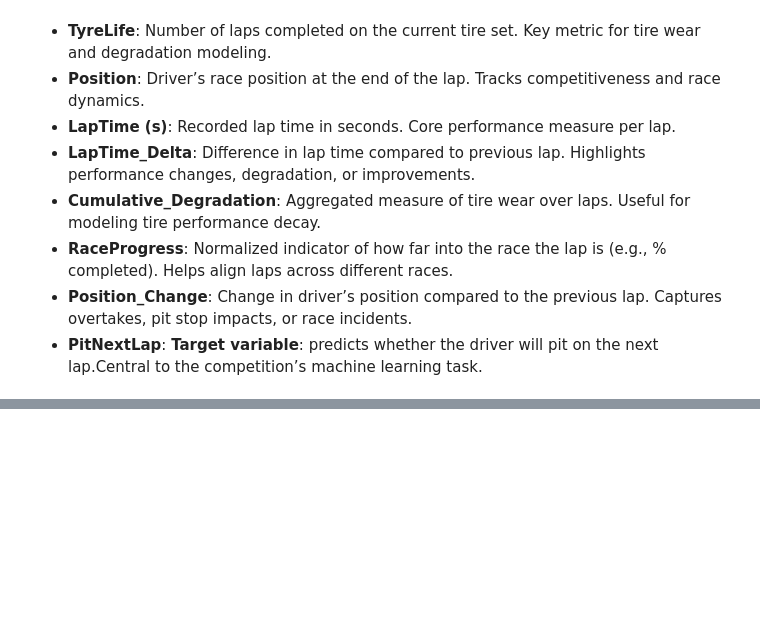
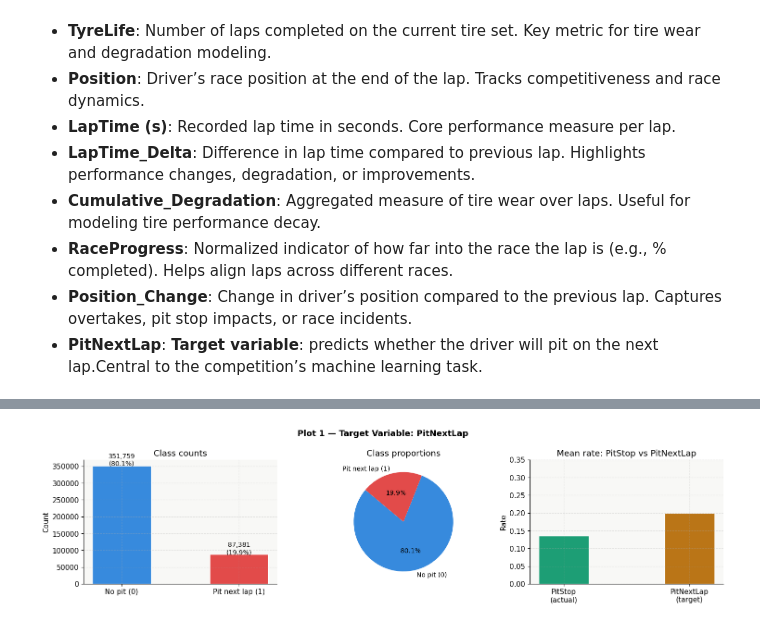
Before and after one commit to Prashant-Kumar-Codes/Machine-Learning-With-Scikit-Learn, a Jupyter notebook: Projects/Codes/5_F1_Pit_Stops/F1_Pit_Stops.ipynb, the cells around one changed output, grey strips where cells are left out. Drawn from its saved outputs; the diff is of its cells as text; code cells hidden in the pictures; blank space fills up the shorter version.

Commit message:
generated visualization with ai for fast working and now extracting insights.

```diff
--- a/Projects/Codes/5_F1_Pit_Stops/F1_Pit_Stops.ipynb
+++ b/Projects/Codes/5_F1_Pit_Stops/F1_Pit_Stops.ipynb
@@ -61,9 +67,9 @@ import seaborn as sns
 # %%
 # READING THE DATASETS
 
-train_df_synth = pd.read_csv(r'D:\Codes\Artificial_Intelligence\Machine_Learning\Machine-Learning-With-Scikit-Learn\Projects\Datasets\predicting-f1-pit-stops\Syntetic Dataset\train.csv')
+train_df = pd.read_csv(r'D:\Codes\Artificial_Intelligence\Machine_Learning\Machine-Learning-With-Scikit-Learn\Projects\Datasets\predicting-f1-pit-stops\Syntetic Dataset\train.csv')
 
 test_df = pd.read_csv(r'D:\Codes\Artificial_Intelligence\Machine_Learning\Machine-Learning-With-Scikit-Learn\Projects\Datasets\predicting-f1-pit-stops\Syntetic Dataset\test.csv')
 
-train_df_orig = pd.read_csv(r'D:\Codes\Artificial_Intelligence\Machine_Learning\Machine-Learning-With-Scikit-Learn\Projects\Datasets\predicting-f1-pit-stops\Original Dataset\f1_strategy_dataset_v4.csv')
+#train_df_orig = pd.read_csv(r'D:\Codes\Artificial_Intelligence\Machine_Learning\Machine-Learning-With-Scikit-Learn\Projects\Datasets\predicting-f1-pit-stops\Original Dataset\f1_strategy_dataset_v4.csv')
 # %%
@@ -155,0 +346,55 @@ TARGET = 'PitNextLap'
+# %%
+# ╔══════════════════════════════════════════════════════════════╗
+# ║  PLOT 1 — Target distribution (PitNextLap)                  ║
+# ╚══════════════════════════════════════════════════════════════╝
+"""
+WHY:
+  PitNextLap is binary. You need to know the exact imbalance
+  ratio before choosing a model strategy. With ~20% positive,
+  a naive model that always predicts 0 gets 80% accuracy —
+  which is completely useless. This plot makes that visible.
+
+WHAT TO LOOK FOR:
+  - If positive class < 15%  → use class_weight='balanced',
+    SMOTE, or adjust decision threshold
+  - 20% positive (this dataset) → manageable but use F1-score
+    and ROC-AUC, NOT accuracy, as your evaluation metric
+  - Check PitStop (actual pit) vs PitNextLap (next-lap flag) —
+    their counts should be close; a big gap = labeling issue
+
+WHAT TO DO AFTER:
+  → Use: model = XGBClassifier(scale_pos_weight=4)
+         or    RandomForest(class_weight='balanced')
+  → Use F1-score (macro), ROC-AUC, PR-AUC as metrics
+  → Set decision threshold by Precision-Recall curve, not 0.5
+"""
+fig, axes = plt.subplots(1, 3, figsize=(15, 4))
+fig.suptitle('Plot 1 — Target Variable: PitNextLap', fontsize=13, fontweight='bold')
+
+# Bar chart
+counts = train_df[TARGET].value_counts().sort_index()
+labels = ['No pit (0)', 'Pit next lap (1)']
+axes[0].bar(labels, counts, color=[C_BLUE, C_RED], width=0.5, edgecolor='white')
+for i, (lbl, n) in enumerate(zip(labels, counts)):
+    axes[0].text(i, n + 500, f'{n:,}\n({n/len(train_df)*100:.1f}%)',
+                 ha='center', fontsize=10)
+axes[0].set_title('Class counts')
+axes[0].set_ylabel('Count')
+
+# Pie
+axes[1].pie(counts, labels=labels, colors=[C_BLUE, C_RED],
+            autopct='%1.1f%%', startangle=140, textprops={'fontsize': 10})
+axes[1].set_title('Class proportions')
+
+# Compare PitStop vs PitNextLap
+axes[2].bar(['PitStop\n(actual)', 'PitNextLap\n(target)'],
+            [train_df['PitStop'].mean(), train_df['PitNextLap'].mean()],
+            color=[C_GREEN, C_AMBER], width=0.4, edgecolor='white')
+axes[2].set_title('Mean rate: PitStop vs PitNextLap')
+axes[2].set_ylabel('Rate')
+axes[2].set_ylim(0, 0.35)
+
+plt.tight_layout()
+plt.show()
+# %% [output]
+[figure, added]
```
Also changed, not shown: parts of 76 cells of this notebook.
